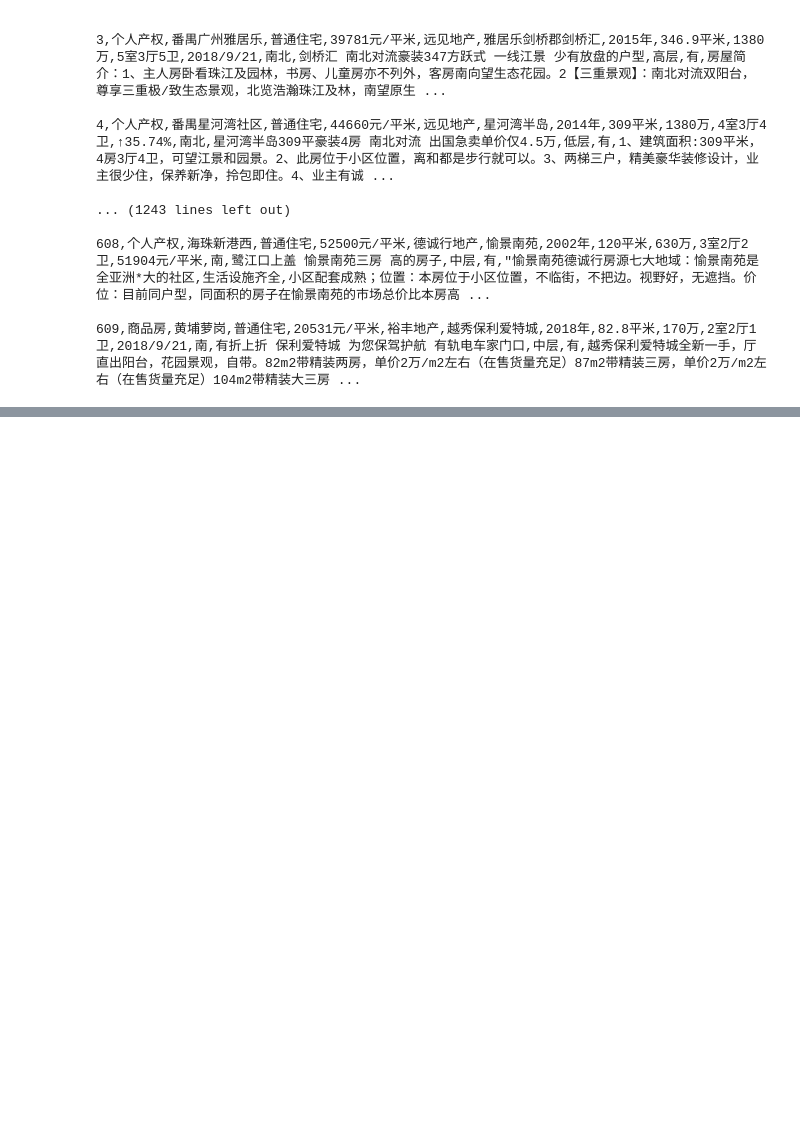
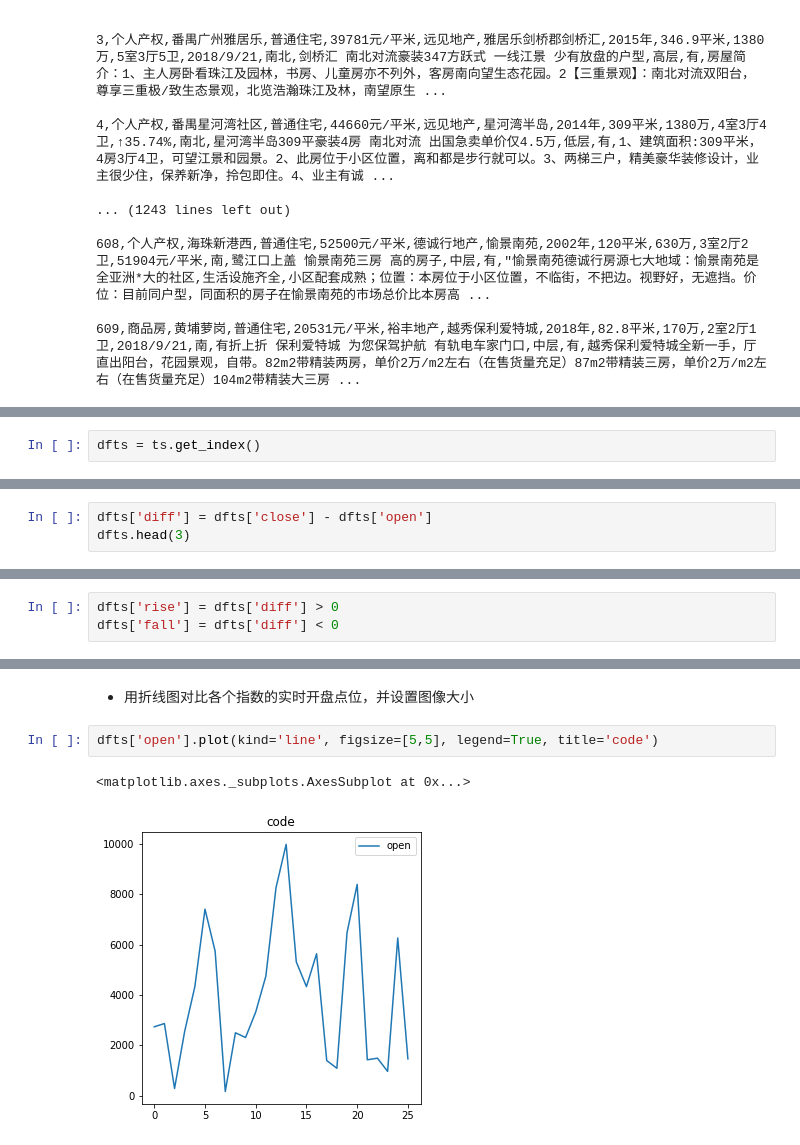
Before and after one commit to suainam/PythonAnalysis, a Jupyter notebook: Jupyter_notebook/Python与数据科学.ipynb, the cells around one changed output, grey strips where cells are left out. Saved outputs shown, nothing was run; the diff lists cells and outputs as text; blank space fills up the shorter version.

```diff
--- a/Jupyter_notebook/Python与数据科学.ipynb
+++ b/Jupyter_notebook/Python与数据科学.ipynb
@@ -725,0 +1854,2 @@ df.head()
+# %%
+dfts = ts.get_index()
@@ -725,0 +1906,3 @@ df.head()
+# %%
+dfts['diff'] = dfts['close'] - dfts['open']
+dfts.head(3)
@@ -725,0 +1914,3 @@ df.head()
+# %%
+dfts['rise'] = dfts['diff'] > 0
+dfts['fall'] = dfts['diff'] < 0
@@ -725,0 +1952,7 @@ df.head()
+# %% [markdown]
++ 用折线图对比各个指数的实时开盘点位，并设置图像大小
+# %%
+dfts['open'].plot(kind='line', figsize=[5,5], legend=True, title='code')
+# %% [output]
+<matplotlib.axes._subplots.AxesSubplot at 0x...>
+[figure, added]
```
Also changed, not shown: parts of 174 cells of this notebook.
